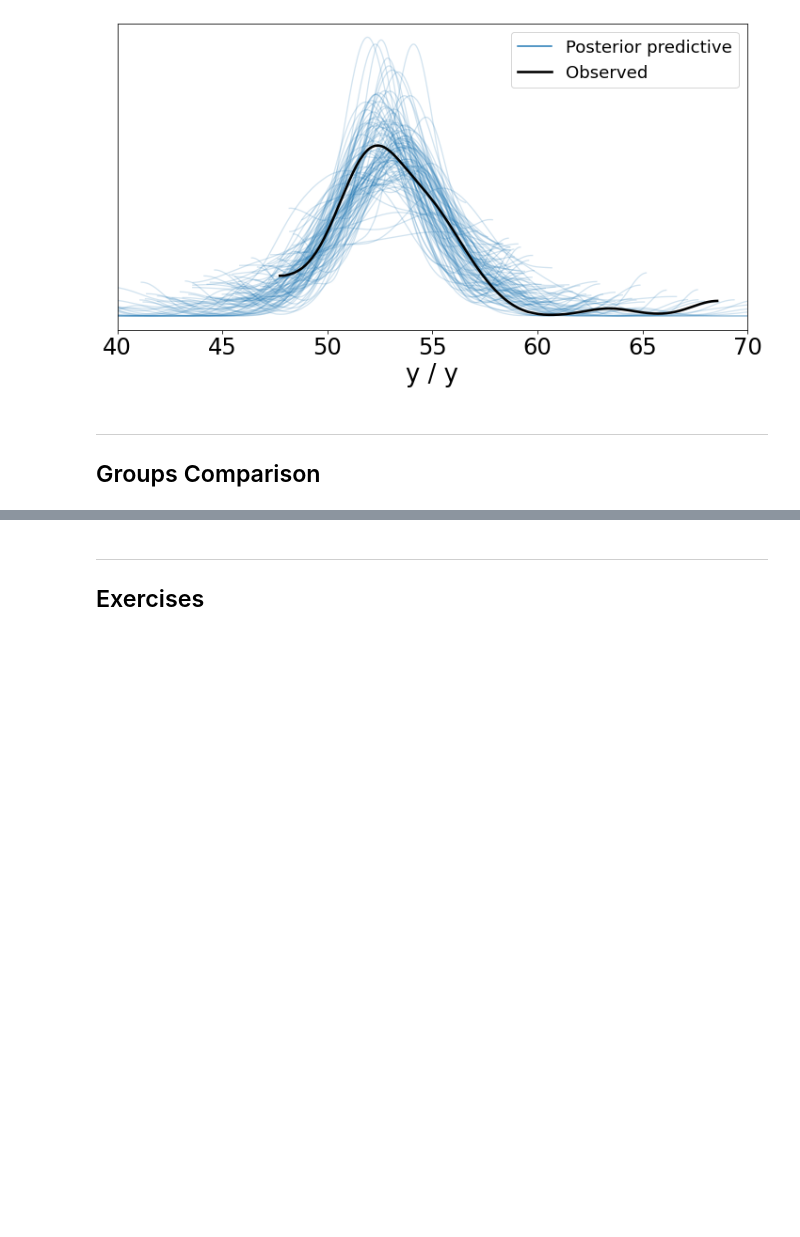
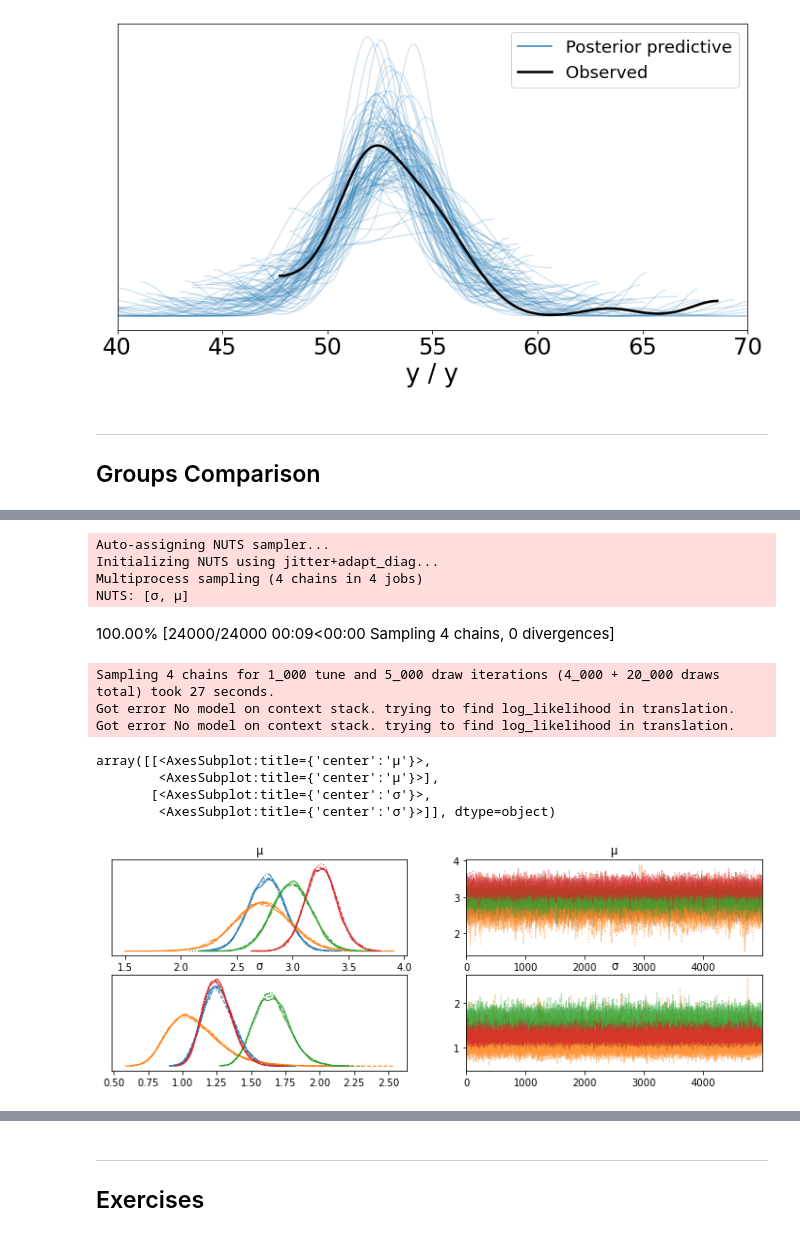
Before and after one commit to jwalluww/Bayesian_Inference, a Jupyter notebook: Bayesian_Analysis_Python/Chapter_2.ipynb, the cells around one changed output, grey strips where cells are left out. Drawn from its saved outputs; the diff is of its cells as text; code cells hidden in the pictures; blank space fills up the shorter version.

```diff
--- a/Bayesian_Analysis_Python/Chapter_2.ipynb
+++ b/Bayesian_Analysis_Python/Chapter_2.ipynb
@@ -275,0 +297,29 @@ posterior predictive variable y's shape not compatible with number of chains and
+# %%
+# Reshaping for easier use
+tip = tips['tip'].values
+idx = pd.Categorical(tips['day'],
+                     categories=['Thur', 'Fri', 'Sat', 'Sun']).codes
+groups = len(np.unique(idx))
+# %%
+with pm.Model() as comparing_groups:
+    μ = pm.Normal('μ', mu=0, sd=10, shape=groups)
+    σ = pm.HalfNormal('σ', sd=10, shape=groups)
+
+    y = pm.Normal('y', mu=μ[idx], sd=σ[idx], observed=tip)
+
+    trace_cg = pm.sample(5000)
+az.plot_trace(trace_cg)
+# %% [output]
+Auto-assigning NUTS sampler...
+Initializing NUTS using jitter+adapt_diag...
+Multiprocess sampling (4 chains in 4 jobs)
+NUTS: [σ, μ]
+100.00% [24000/24000 00:09<00:00 Sampling 4 chains, 0 divergences]
+Sampling 4 chains for 1_000 tune and 5_000 draw iterations (4_000 + 20_000 draws total) took 27 seconds.
+Got error No model on context stack. trying to find log_likelihood in translation.
+Got error No model on context stack. trying to find log_likelihood in translation.
+array([[<AxesSubplot:title={'center':'μ'}>,
+        <AxesSubplot:title={'center':'μ'}>],
+       [<AxesSubplot:title={'center':'σ'}>,
+        <AxesSubplot:title={'center':'σ'}>]], dtype=object)
+[figure, added]
```
Also changed, not shown: parts of 11 cells of this notebook, 2 other files.
